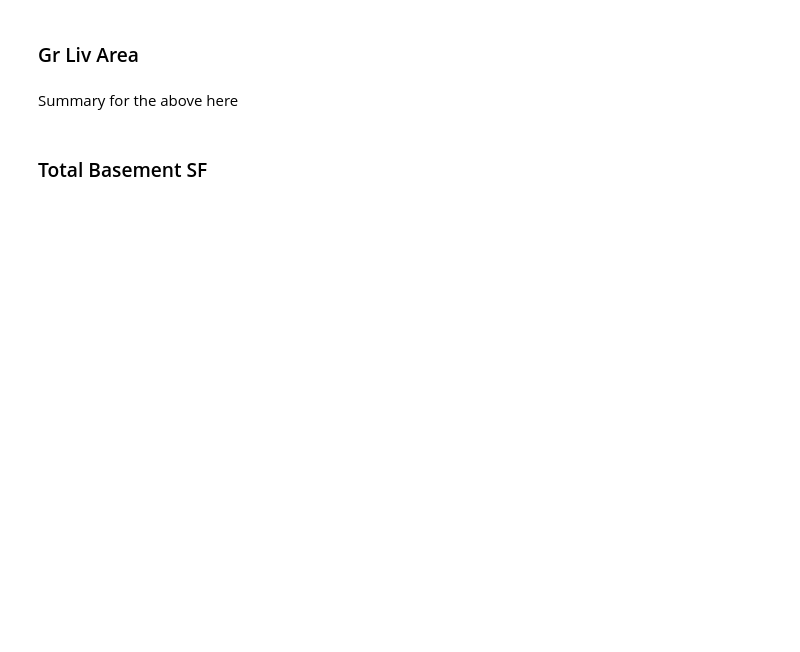
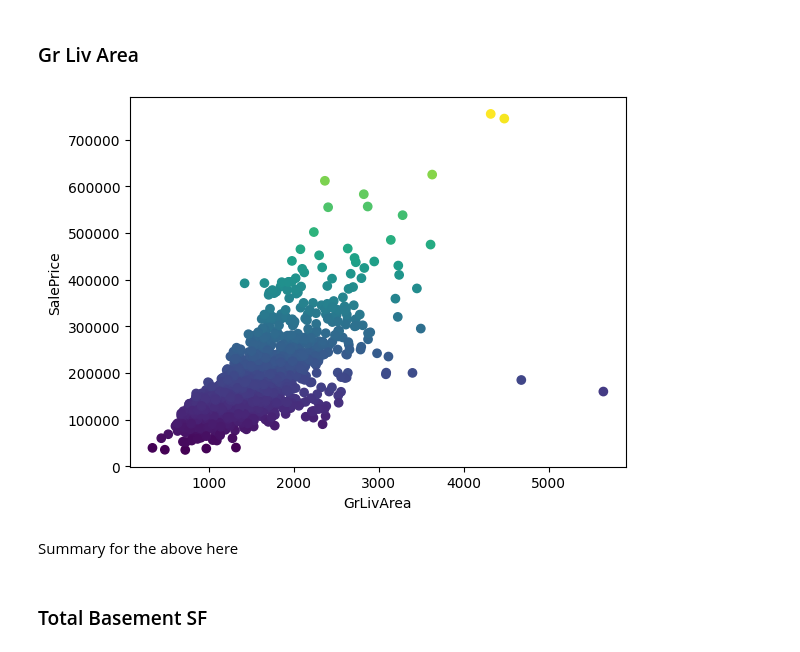
Before and after one commit to JohnStuartPhil/p5test, a Jupyter notebook: jupyter_notebooks/02 - Study.ipynb, the cells around one changed output. Cells and saved outputs as stored; diff of their text form; code cells hidden in the pictures; blank space fills up the shorter version.

```diff
--- a/jupyter_notebooks/02 - Study.ipynb
+++ b/jupyter_notebooks/02 - Study.ipynb
@@ -246,11 +229,13 @@ Summary for the above here
 # %% [markdown]
 ### Gr Liv Area
 # %%
-# x, y = 'GrLivArea' , 'SalePrice'
-# plt.scatter(data=df, x=x, y=y, c=y)
-# plt.ylabel(y)
-# plt.xlabel(x)
-# plt.show()
+x, y = 'GrLivArea' , 'SalePrice'
+plt.scatter(data=df, x=x, y=y, c=y)
+plt.ylabel(y)
+plt.xlabel(x)
+plt.show()
+# %% [output]
+[figure, added]
 # %% [markdown]
 Summary for the above here
 # %% [markdown]
```
Also changed, not shown: parts of 15 cells of this notebook, 5 other files.
